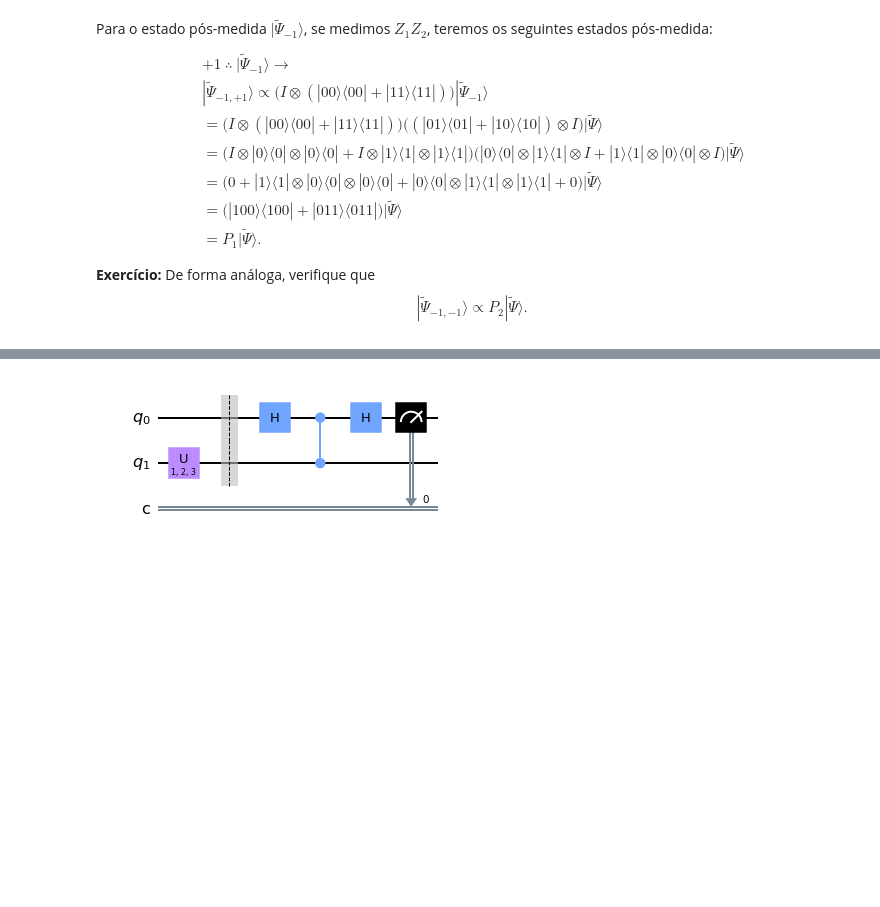
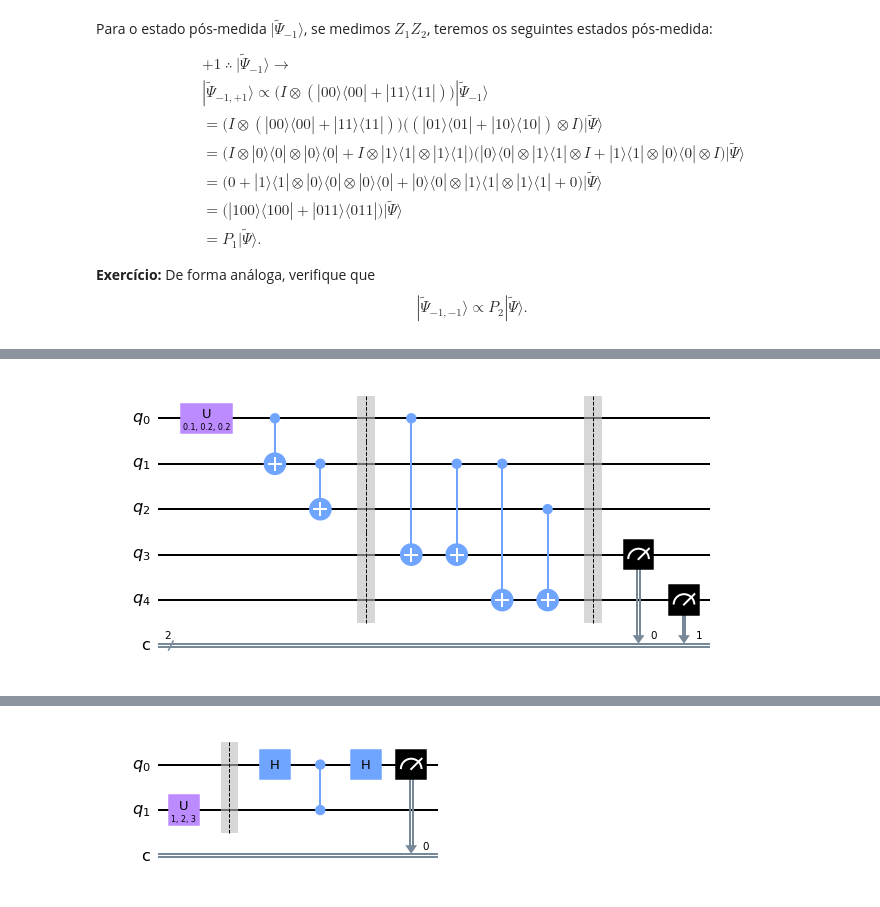
Before and after one commit to abbarreto/qiskit, a Jupyter notebook: 16_22_error_correction_bit_flip.ipynb, the cells around one changed output, grey strips where cells are left out. Drawn from its saved outputs; the diff is of its cells as text; code cells hidden in the pictures; blank space fills up the shorter version.

```diff
--- a/16_22_error_correction_bit_flip.ipynb
+++ b/16_22_error_correction_bit_flip.ipynb
@@ -216,0 +199,6 @@ __OBS:__ Tem muitas questões que temos que ver aqui. Por exemplo, se o erro oco
+# %%
+qc = QuantumCircuit(5, 2); qc.u(0.1, 0.2, 0.2, [0]); qc.cx([0], [1]); qc.cx([1], [2]); qc.barrier()
+qc.cx([0], [3]); qc.cx([1], [3]); qc.cx([1], [4]); qc.cx([2], [4]); qc.barrier(); qc.measure([3, 4], [0, 1])
+qc.draw(output = 'mpl')
+# %% [output]
+[figure, added]
```
Also changed, not shown: parts of 41 cells of this notebook, 3 other files.
